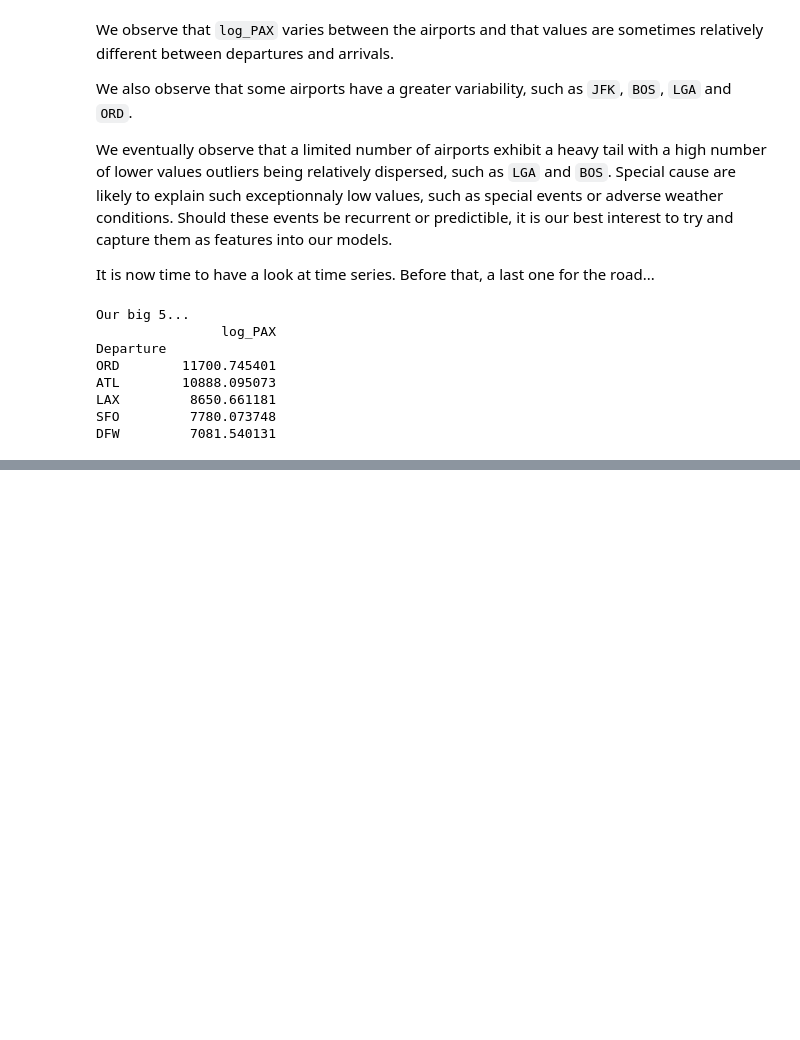
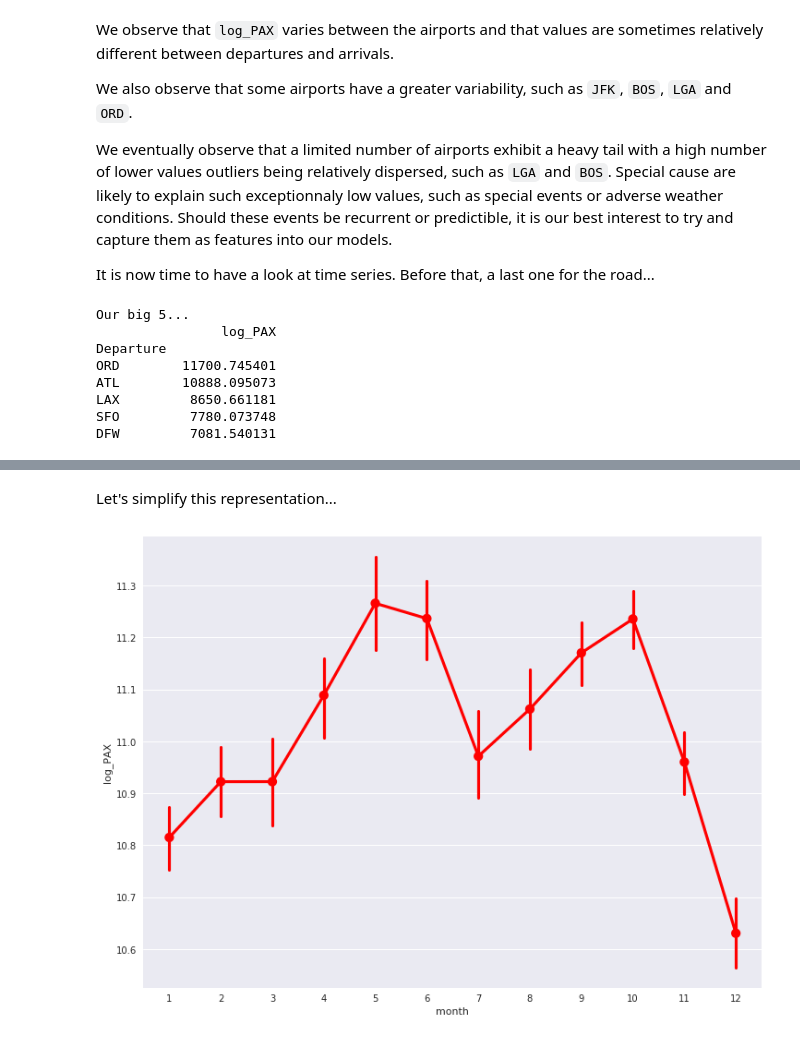
Before and after one commit to tostain/air_passengers, a Jupyter notebook: notebooks/air_passengers_exploration.ipynb, the cells around one changed output, grey strips where cells are left out. Cells and saved outputs as stored; diff of their text form; code cells hidden in the pictures; blank space fills up the shorter version.

```diff
--- a/notebooks/air_passengers_exploration.ipynb
+++ b/notebooks/air_passengers_exploration.ipynb
@@ -148,0 +192,9 @@ g = g.map(plt.hist,'log_PAX')
+# %% [markdown]
+Let's simplify this representation...
+# %%
+sns.pointplot(x = 'month',
+            y = 'log_PAX',
+            data = data_encoded_sorted,
+            color = 'Red');
+# %% [output]
+[figure, added]
```
Also changed, not shown: parts of 17 cells of this notebook, 1 other file.
